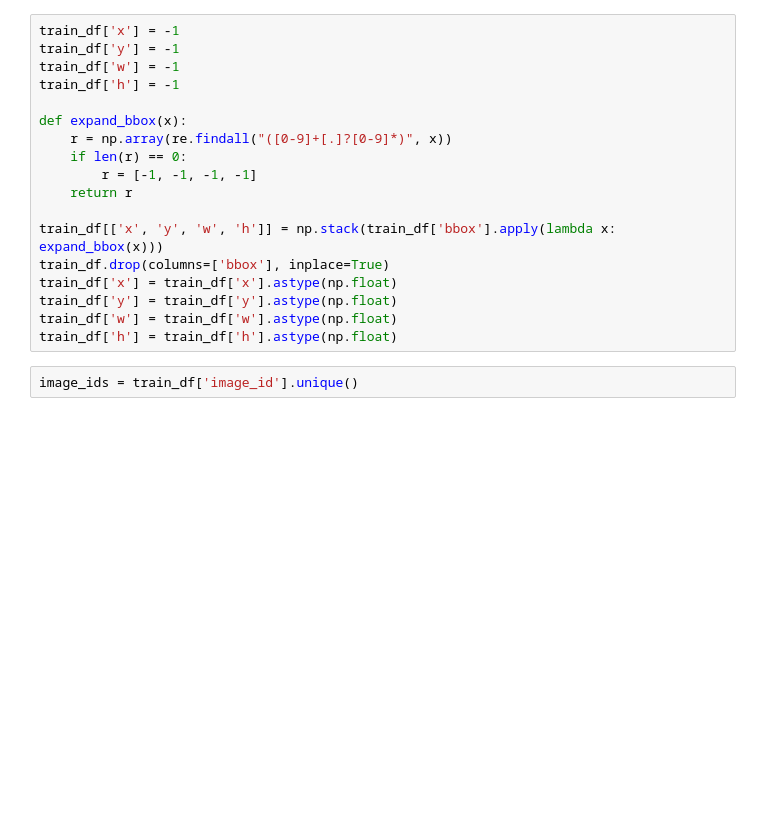
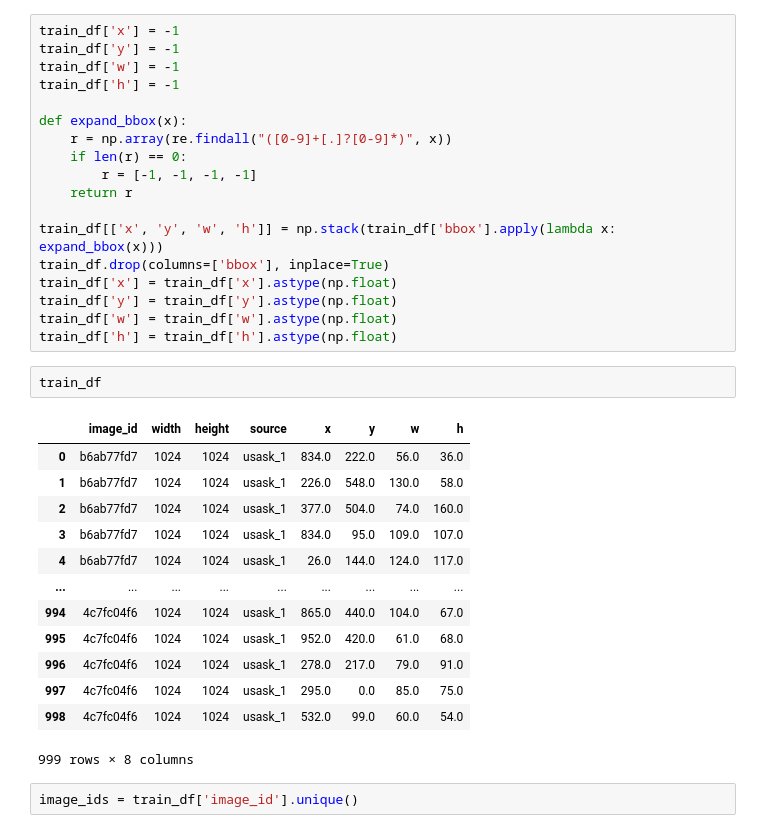
Before and after one commit to ai2-education-fiep-turma-2/17-CNN, a Jupyter notebook: Aula4/Transfer-learning-deteccao.ipynb, the cells around one changed output. Cells and saved outputs as stored; diff of their text form; blank space fills up the shorter version.

```diff
--- a/Aula4/Transfer-learning-deteccao.ipynb
+++ b/Aula4/Transfer-learning-deteccao.ipynb
@@ -58,6 +76,22 @@ train_df['x'] = train_df['x'].astype(np.float)
 train_df['y'] = train_df['y'].astype(np.float)
 train_df['w'] = train_df['w'].astype(np.float)
 train_df['h'] = train_df['h'].astype(np.float)
+# %%
+train_df
+# %% [output]
+|  | image_id | width | height | source | x | y | w | h |
+| 0 | b6ab77fd7 | 1024 | 1024 | usask_1 | 834.0 | 222.0 | 56.0 | 36.0 |
+| 1 | b6ab77fd7 | 1024 | 1024 | usask_1 | 226.0 | 548.0 | 130.0 | 58.0 |
+| 2 | b6ab77fd7 | 1024 | 1024 | usask_1 | 377.0 | 504.0 | 74.0 | 160.0 |
+| 3 | b6ab77fd7 | 1024 | 1024 | usask_1 | 834.0 | 95.0 | 109.0 | 107.0 |
+| 4 | b6ab77fd7 | 1024 | 1024 | usask_1 | 26.0 | 144.0 | 124.0 | 117.0 |
+| ... | ... | ... | ... | ... | ... | ... | ... | ... |
+| 994 | 4c7fc04f6 | 1024 | 1024 | usask_1 | 865.0 | 440.0 | 104.0 | 67.0 |
+| 995 | 4c7fc04f6 | 1024 | 1024 | usask_1 | 952.0 | 420.0 | 61.0 | 68.0 |
+| 996 | 4c7fc04f6 | 1024 | 1024 | usask_1 | 278.0 | 217.0 | 79.0 | 91.0 |
+| 997 | 4c7fc04f6 | 1024 | 1024 | usask_1 | 295.0 | 0.0 | 85.0 | 75.0 |
+| 998 | 4c7fc04f6 | 1024 | 1024 | usask_1 | 532.0 | 99.0 | 60.0 | 54.0 |
+999 rows × 8 columns
 # %%
 image_ids = train_df['image_id'].unique()
 # %%
```
Also changed, not shown: parts of 5 cells of this notebook, 2 other files.
